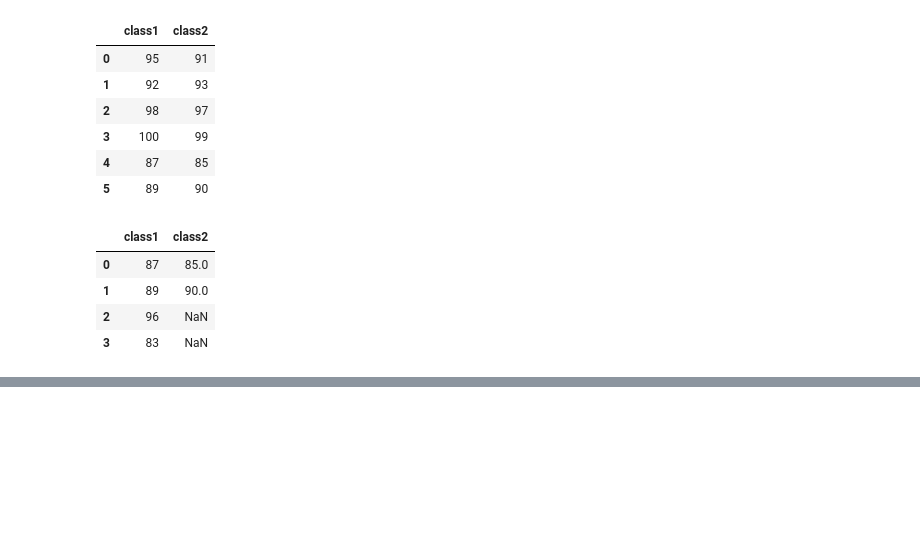
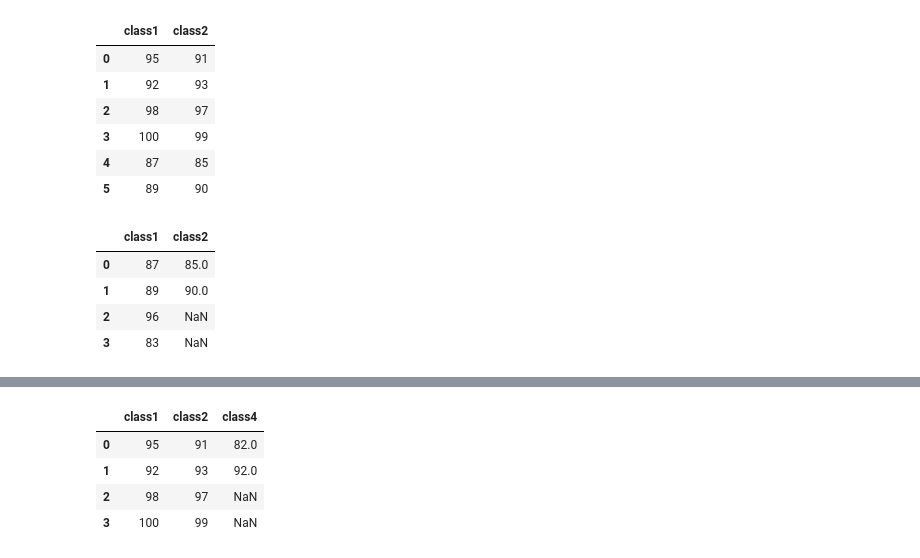
Before and after one commit to ppangh11/Practice_Python, a Jupyter notebook: Pandas연습.ipynb, the cells around one changed output, grey strips where cells are left out. Saved outputs shown, nothing was run; the diff lists cells and outputs as text; code cells hidden in the pictures; blank space fills up the shorter version.

```diff
--- a/Pandas연습.ipynb
+++ b/Pandas연습.ipynb
@@ -407,0 +411,9 @@ df2.append(df3,ignore_index=True)
+# %%
+df5 = pd.DataFrame({'class4':[82,92]})
+df1.join(df5)
+# %% [output]
+|  | class1 | class2 | class4 |
+| 0 | 95 | 91 | 82.0 |
+| 1 | 92 | 93 | 92.0 |
+| 2 | 98 | 97 | NaN |
+| 3 | 100 | 99 | NaN |
```
Also changed, not shown: parts of 14 cells of this notebook.
